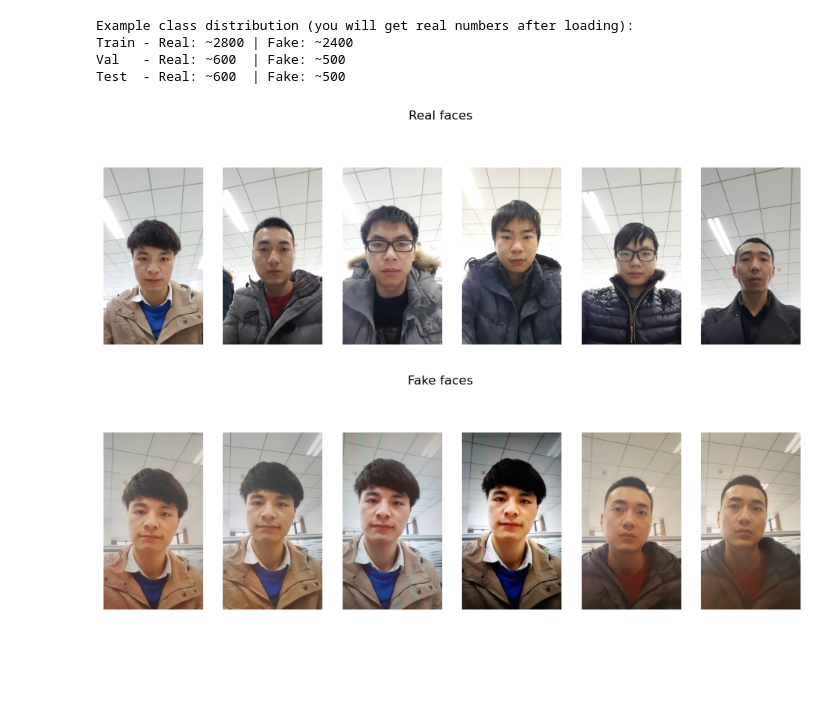
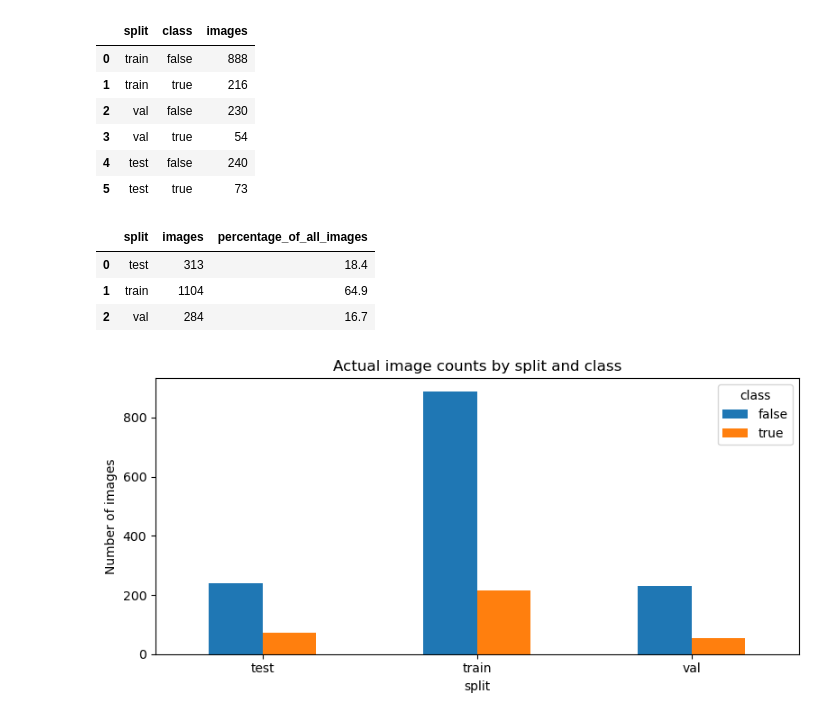
Before and after one commit to deepak324/image_process, a Jupyter notebook: image_process.ipynb, the cells around one changed output. Saved outputs shown, nothing was run; the diff lists cells and outputs as text; code cells hidden in the pictures; blank space fills up the shorter version.

```diff
--- a/image_process.ipynb
+++ b/image_process.ipynb
@@ -53,31 +57,54 @@ First I checked the basic numbers and looked at some pictures.
 # %%
+from pathlib import Path
+
 base_dir = r"F:\methods of prediction\assignment\Oulu-NPU"
-# Count images (example numbers – replace with real counts after loading)
-print("Example class distribution (you will get real numbers after loading):")
-print("Train - Real: ~2800 | Fake: ~2400")
-print("Val   - Real: ~600  | Fake: ~500")
-print("Test  - Real: ~600  | Fake: ~500")
+IMAGE_EXTS = {".jpg", ".jpeg", ".png", ".bmp", ".webp"}
 
-# Simple visualization function
-def show_samples(folder, title, n=6):
-    plt.figure(figsize=(12, 4))
-    files = os.listdir(folder)[:n]
-    for i, f in enumerate(files):
-        img = plt.imread(os.path.join(folder, f))
-        plt.subplot(1, n, i+1)
-        plt.imshow(img)
-        plt.axis('off')
-    plt.suptitle(title)
-    plt.show()
+def count_images_in_split(split_path):
+    rows = []
+    split_path = Path(split_path)
+    if not split_path.exists():
+        raise FileNotFoundError(f"Folder not found: {split_path}")
+    for class_dir in sorted(p for p in split_path.iterdir() if p.is_dir()):
+        count = sum(1 for p in class_dir.rglob("*")
+                    if p.is_file() and p.suffix.lower() in IMAGE_EXTS)
+        rows.append({"split": split_path.name, "class": class_dir.name, "images": count})
+    return rows
 
-# Uncomment after you have the folders ready
-show_samples(r"F:\methods of prediction\assignment\Oulu-NPU\train\true", "Real faces")
-show_samples(r"F:\methods of prediction\assignment\Oulu-NPU\train\false", "Fake faces")
+count_rows = []
+for split in ["train", "val", "test"]:
+    count_rows.extend(count_images_in_split(Path(base_dir) / split))
+
+counts_df = pd.DataFrame(count_rows)
+display(counts_df)
+
+if counts_df.empty or (counts_df["images"] == 0).any():
+    print("Check the directory names and image files before continuing.")
+
+split_totals = counts_df.groupby("split", as_index=False)["images"].sum()
+split_totals["percentage_of_all_images"] = (
+    100 * split_totals["images"] / split_totals["images"].sum()
+).round(2)
+display(split_totals)
+
+class_distribution = counts_df.pivot(index="split", columns="class", values="images").fillna(0)
+class_distribution.plot(kind="bar", figsize=(8, 4))
+plt.title("Actual image counts by split and class")
+plt.ylabel("Number of images")
+plt.xticks(rotation=0)
+plt.tight_layout()
+plt.show()
 # %% [output]
-Example class distribution (you will get real numbers after loading):
-Train - Real: ~2800 | Fake: ~2400
-Val   - Real: ~600  | Fake: ~500
-Test  - Real: ~600  | Fake: ~500
+|  | split | class | images |
+| 0 | train | false | 888 |
+| 1 | train | true | 216 |
+| 2 | val | false | 230 |
+| 3 | val | true | 54 |
+| 4 | test | false | 240 |
+| 5 | test | true | 73 |
+|  | split | images | percentage_of_all_images |
+| 0 | test | 313 | 18.4 |
+| 1 | train | 1104 | 64.9 |
+| 2 | val | 284 | 16.7 |
-[figure, old version]
+[figure, new version]
-[figure, removed]
 # %% [markdown]
```
Also changed, not shown: parts of 25 cells of this notebook, 2 other files.
